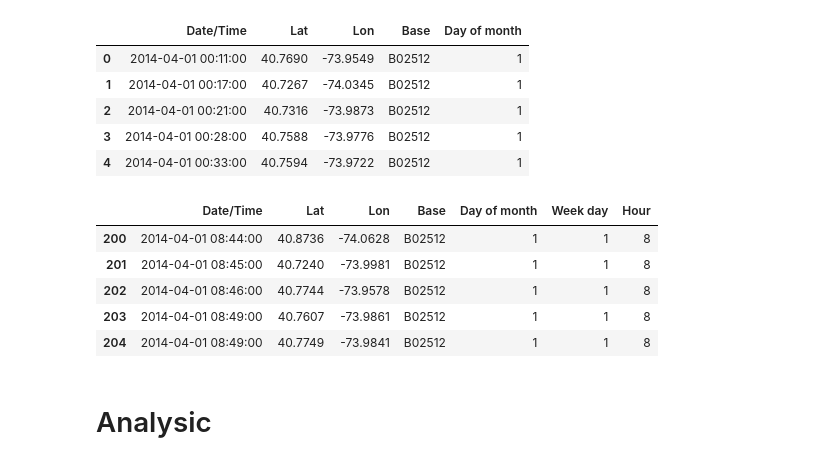
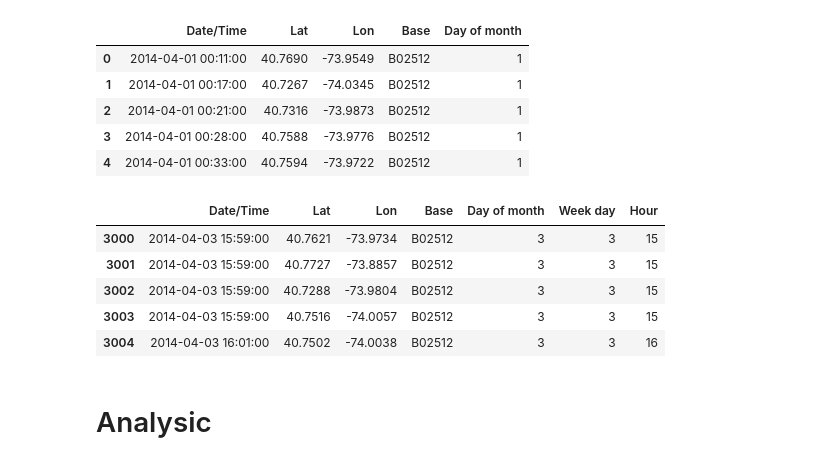
Before and after one commit to ashleynguci/codefight, a Jupyter notebook: Uber-trip/Uber Data Analysic.ipynb, the cells around one changed output. Drawn from its saved outputs; the diff is of its cells as text; code cells hidden in the pictures.

```diff
--- a/Uber-trip/Uber Data Analysic.ipynb
+++ b/Uber-trip/Uber Data Analysic.ipynb
@@ -52,14 +52,14 @@ def get_hour(date_time):
     return date_time.hour
 df['Hour'] = df['Date/Time'].map(get_hour)
 # %%
-df.iloc[200:205]
+df.iloc[3000:3005]
 # %% [output]
 |  | Date/Time | Lat | Lon | Base | Day of month | Week day | Hour |
-| 200 | 2014-04-01 08:44:00 | 40.8736 | -74.0628 | B02512 | 1 | 1 | 8 |
-| 201 | 2014-04-01 08:45:00 | 40.7240 | -73.9981 | B02512 | 1 | 1 | 8 |
-| 202 | 2014-04-01 08:46:00 | 40.7744 | -73.9578 | B02512 | 1 | 1 | 8 |
-| 203 | 2014-04-01 08:49:00 | 40.7607 | -73.9861 | B02512 | 1 | 1 | 8 |
-| 204 | 2014-04-01 08:49:00 | 40.7749 | -73.9841 | B02512 | 1 | 1 | 8 |
+| 3000 | 2014-04-03 15:59:00 | 40.7621 | -73.9734 | B02512 | 3 | 3 | 15 |
+| 3001 | 2014-04-03 15:59:00 | 40.7727 | -73.8857 | B02512 | 3 | 3 | 15 |
+| 3002 | 2014-04-03 15:59:00 | 40.7288 | -73.9804 | B02512 | 3 | 3 | 15 |
+| 3003 | 2014-04-03 15:59:00 | 40.7516 | -74.0057 | B02512 | 3 | 3 | 15 |
+| 3004 | 2014-04-03 16:01:00 | 40.7502 | -74.0038 | B02512 | 3 | 3 | 16 |
 # %% [markdown]
 # Analysic
 # %%
```
Also changed, not shown: parts of 34 cells of this notebook.
